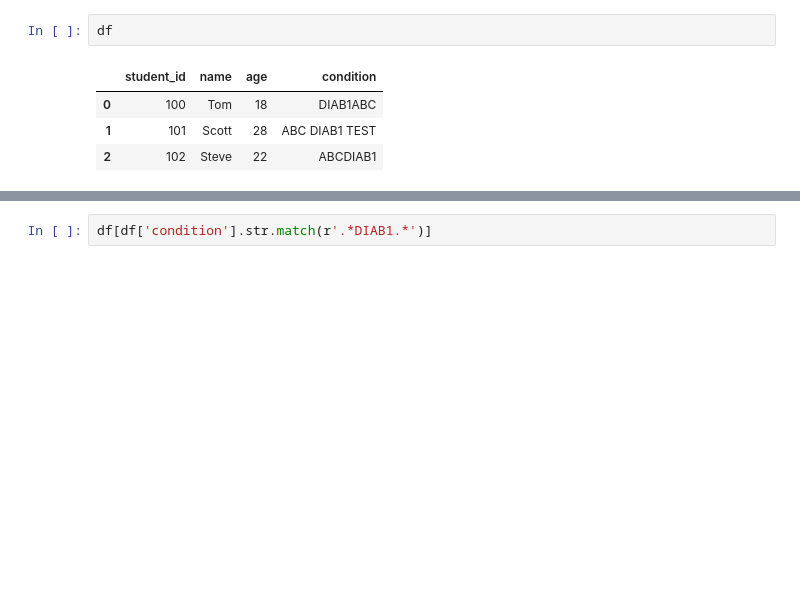
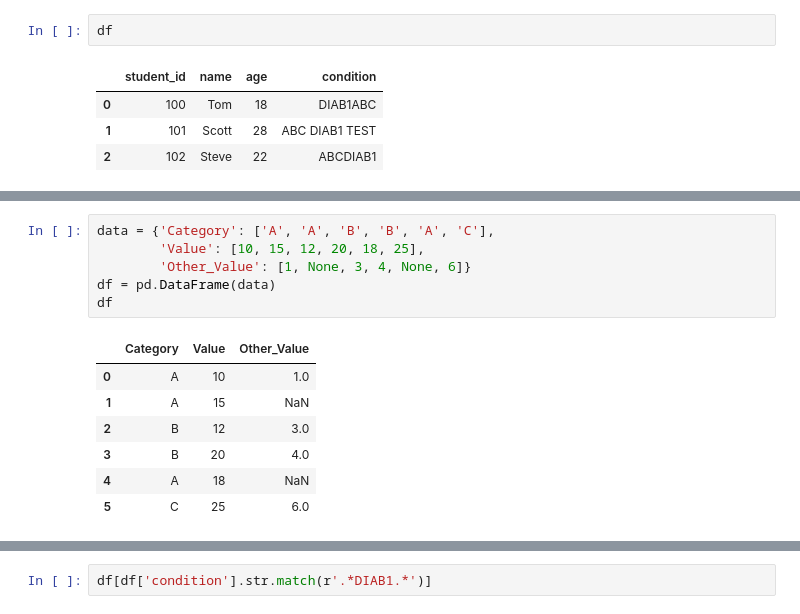
Before and after one commit to stevechengnyc/effective-pandas, a Jupyter notebook: 22-dealing-with-missing-and-duplicated-data.ipynb, the cells around one changed output, grey strips where cells are left out. Drawn from its saved outputs; the diff is of its cells as text; blank space fills up the shorter version.

```diff
--- a/22-dealing-with-missing-and-duplicated-data.ipynb
+++ b/22-dealing-with-missing-and-duplicated-data.ipynb
@@ -17,0 +26,14 @@ df
+# %%
+data = {'Category': ['A', 'A', 'B', 'B', 'A', 'C'],
+        'Value': [10, 15, 12, 20, 18, 25],
+        'Other_Value': [1, None, 3, 4, None, 6]}
+df = pd.DataFrame(data)
+df
+# %% [output]
+|  | Category | Value | Other_Value |
+| 0 | A | 10 | 1.0 |
+| 1 | A | 15 | NaN |
+| 2 | B | 12 | 3.0 |
+| 3 | B | 20 | 4.0 |
+| 4 | A | 18 | NaN |
+| 5 | C | 25 | 6.0 |
```
Also changed, not shown: parts of 20 cells of this notebook.
